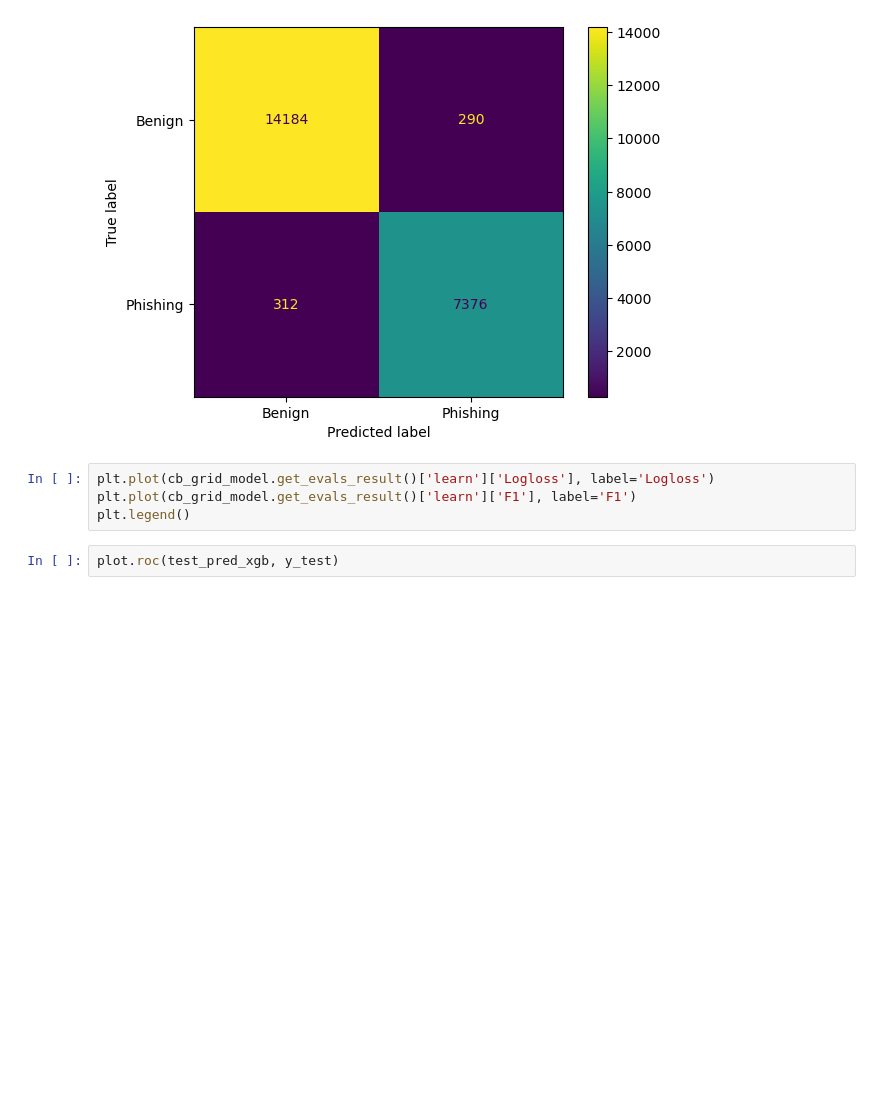
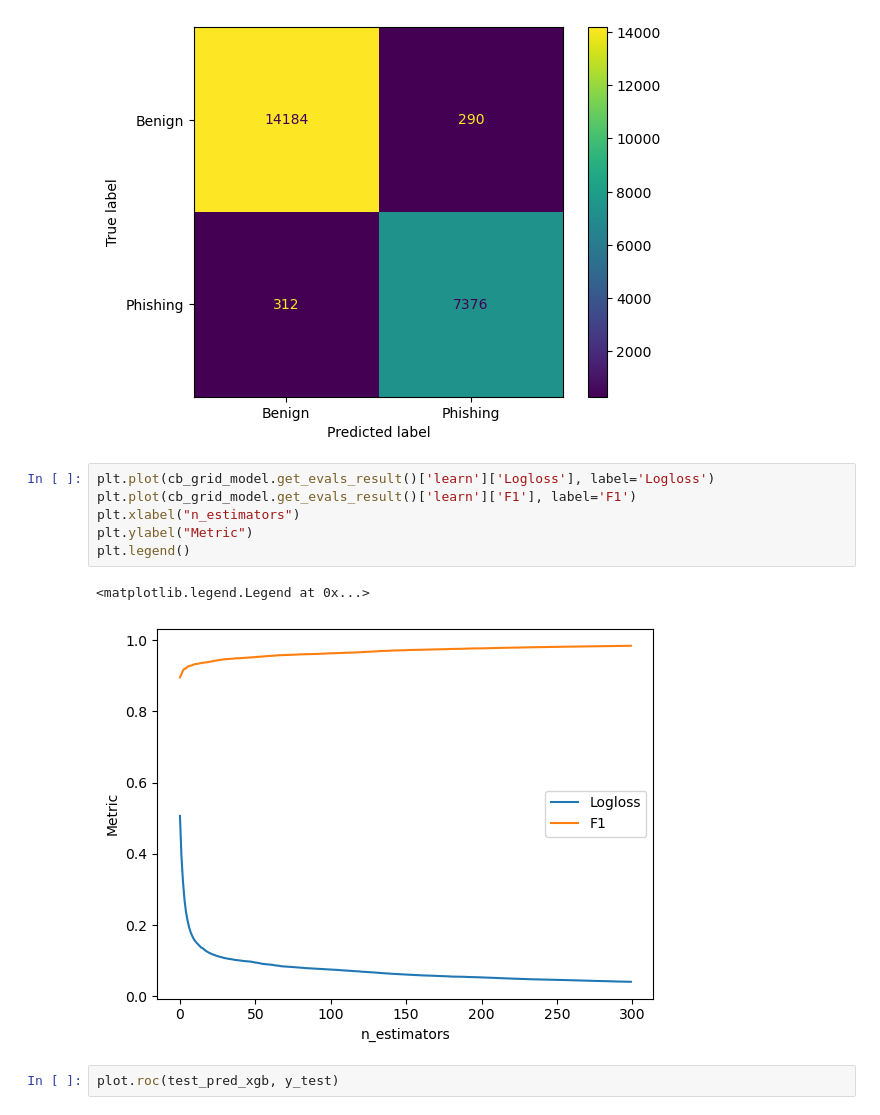
Before and after one commit to psu-daan888-team1/urlanalysis, a Jupyter notebook: jupyter/notebooks/model.ipynb, the cells around one changed output. Saved outputs shown, nothing was run; the diff lists cells and outputs as text; blank space fills up the shorter version.

```diff
--- a/jupyter/notebooks/model.ipynb
+++ b/jupyter/notebooks/model.ipynb
@@ -1013,7 +1005,12 @@ cm.plot()
 # %%
 plt.plot(cb_grid_model.get_evals_result()['learn']['Logloss'], label='Logloss')
 plt.plot(cb_grid_model.get_evals_result()['learn']['F1'], label='F1')
+plt.xlabel("n_estimators")
+plt.ylabel("Metric")
 plt.legend()
+# %% [output]
+<matplotlib.legend.Legend at 0x...>
+[figure, added]
 # %%
 plot.roc(test_pred_xgb, y_test)
 # %% [output]
```
Also changed, not shown: parts of 33 cells of this notebook, 3 other files.
